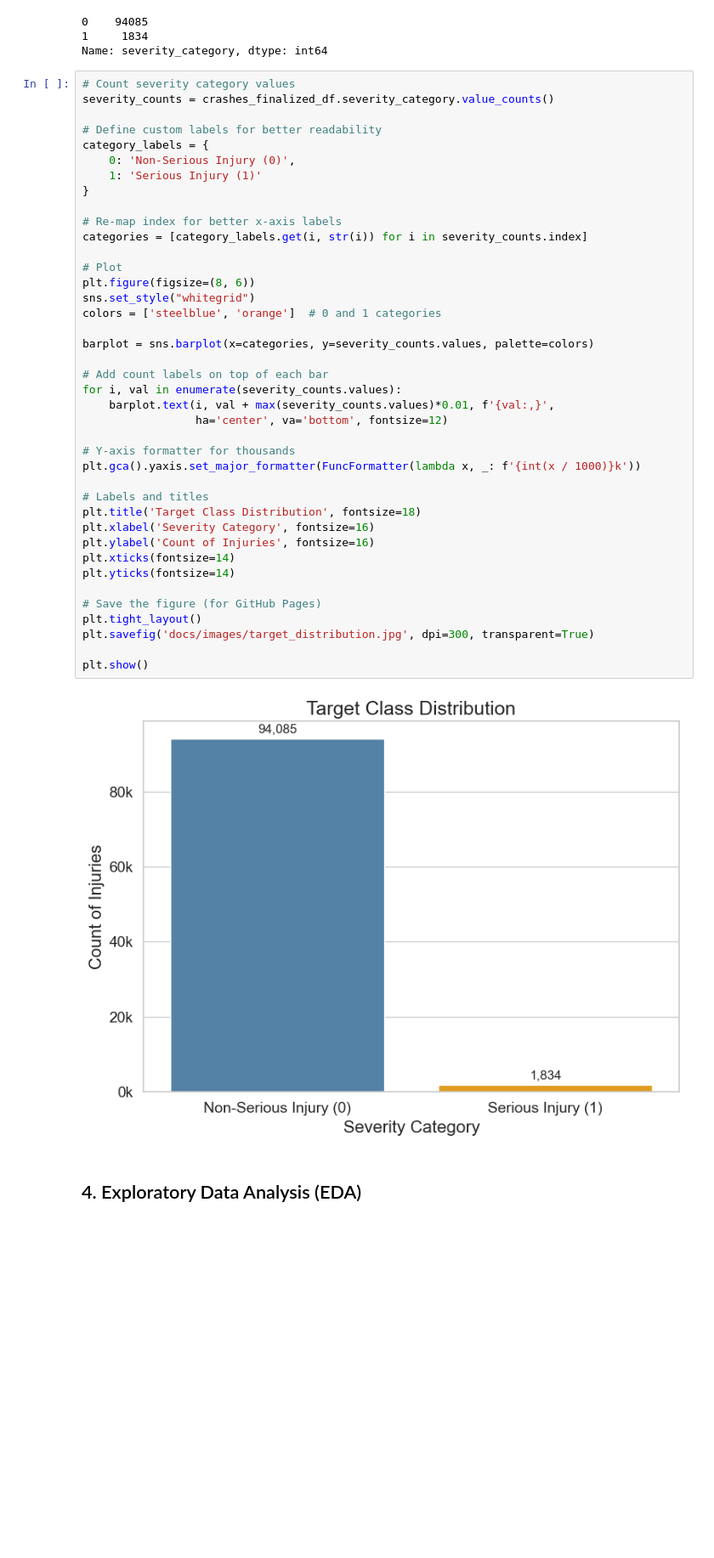
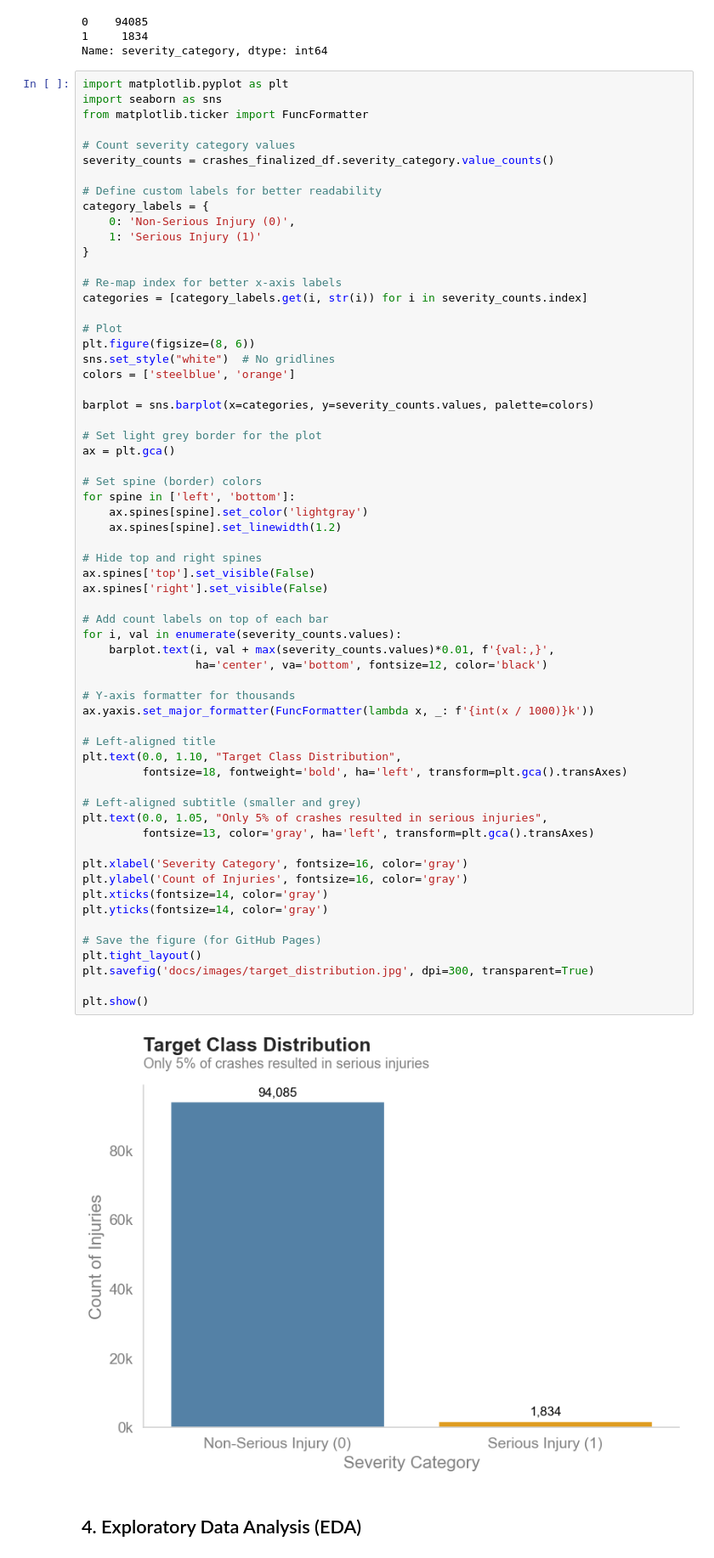
Before and after one commit to ckucewicz/traffic_crash_prediction, a Jupyter notebook: notebook.ipynb, the cells around one changed output. Shown at 85% size. Drawn from its saved outputs; the diff is of its cells as text; blank space fills up the shorter version.

Commit message:
Updated visualizations

```diff
--- a/notebook.ipynb
+++ b/notebook.ipynb
@@ -670,47 +670,69 @@ crashes_finalized_df.severity_category.value_counts()
 1     1834
 Name: severity_category, dtype: int64
 # %%
+import matplotlib.pyplot as plt
+import seaborn as sns
+from matplotlib.ticker import FuncFormatter
+
 # Count severity category values
 severity_counts = crashes_finalized_df.severity_category.value_counts()
 
 # Define custom labels for better readability
 category_labels = {
     0: 'Non-Serious Injury (0)',
     1: 'Serious Injury (1)'
 }
 
 # Re-map index for better x-axis labels
 categories = [category_labels.get(i, str(i)) for i in severity_counts.index]
 
 # Plot
 plt.figure(figsize=(8, 6))
-sns.set_style("whitegrid")
-colors = ['steelblue', 'orange']  # 0 and 1 categories
+sns.set_style("white")  # No gridlines
+colors = ['steelblue', 'orange']
 
 barplot = sns.barplot(x=categories, y=severity_counts.values, palette=colors)
+
+# Set light grey border for the plot
+ax = plt.gca()
+
+# Set spine (border) colors
+for spine in ['left', 'bottom']:
+    ax.spines[spine].set_color('lightgray')
+    ax.spines[spine].set_linewidth(1.2)
+
+# Hide top and right spines
+ax.spines['top'].set_visible(False)
+ax.spines['right'].set_visible(False)
 
 # Add count labels on top of each bar
 for i, val in enumerate(severity_counts.values):
     barplot.text(i, val + max(severity_counts.values)*0.01, f'{val:,}',
-                 ha='center', va='bottom', fontsize=12)
+                 ha='center', va='bottom', fontsize=12, color='black')
 
 # Y-axis formatter for thousands
-plt.gca().yaxis.set_major_formatter(FuncFormatter(lambda x, _: f'{int(x / 1000)}k'))
+ax.yaxis.set_major_formatter(FuncFormatter(lambda x, _: f'{int(x / 1000)}k'))
 
-# Labels and titles
-plt.title('Target Class Distribution', fontsize=18)
-plt.xlabel('Severity Category', fontsize=16)
-plt.ylabel('Count of Injuries', fontsize=16)
-plt.xticks(fontsize=14)
-plt.yticks(fontsize=14)
+# Left-aligned title
+plt.text(0.0, 1.10, "Target Class Distribution",
+         fontsize=18, fontweight='bold', ha='left', transform=plt.gca().transAxes)
+
+# Left-aligned subtitle (smaller and grey)
+plt.text(0.0, 1.05, "Only 5% of crashes resulted in serious injuries",
+         fontsize=13, color='gray', ha='left', transform=plt.gca().transAxes)
+
+plt.xlabel('Severity Category', fontsize=16, color='gray')
+plt.ylabel('Count of Injuries', fontsize=16, color='gray')
+plt.xticks(fontsize=14, color='gray')
+plt.yticks(fontsize=14, color='gray')
 
 # Save the figure (for GitHub Pages)
 plt.tight_layout()
 plt.savefig('docs/images/target_distribution.jpg', dpi=300, transparent=True)
 
 plt.show()
 # %% [output]
-[figure, old version]
+[figure, new version]
 # %% [markdown]
 ## 4. <a name ="Exploratory-Data-Analysis"></a>Exploratory Data Analysis (EDA)
 # %% [markdown]
```
Also changed, not shown: 1 other file.
